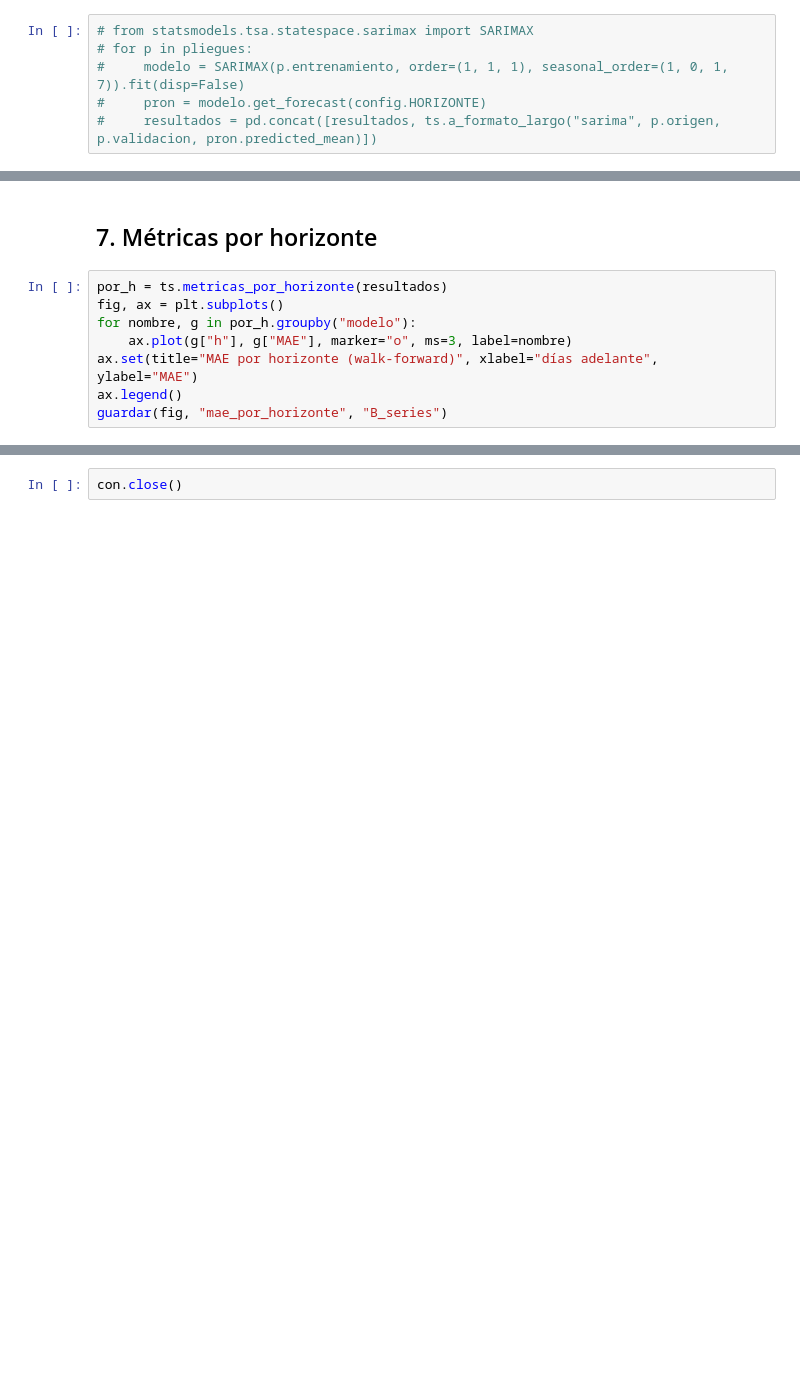
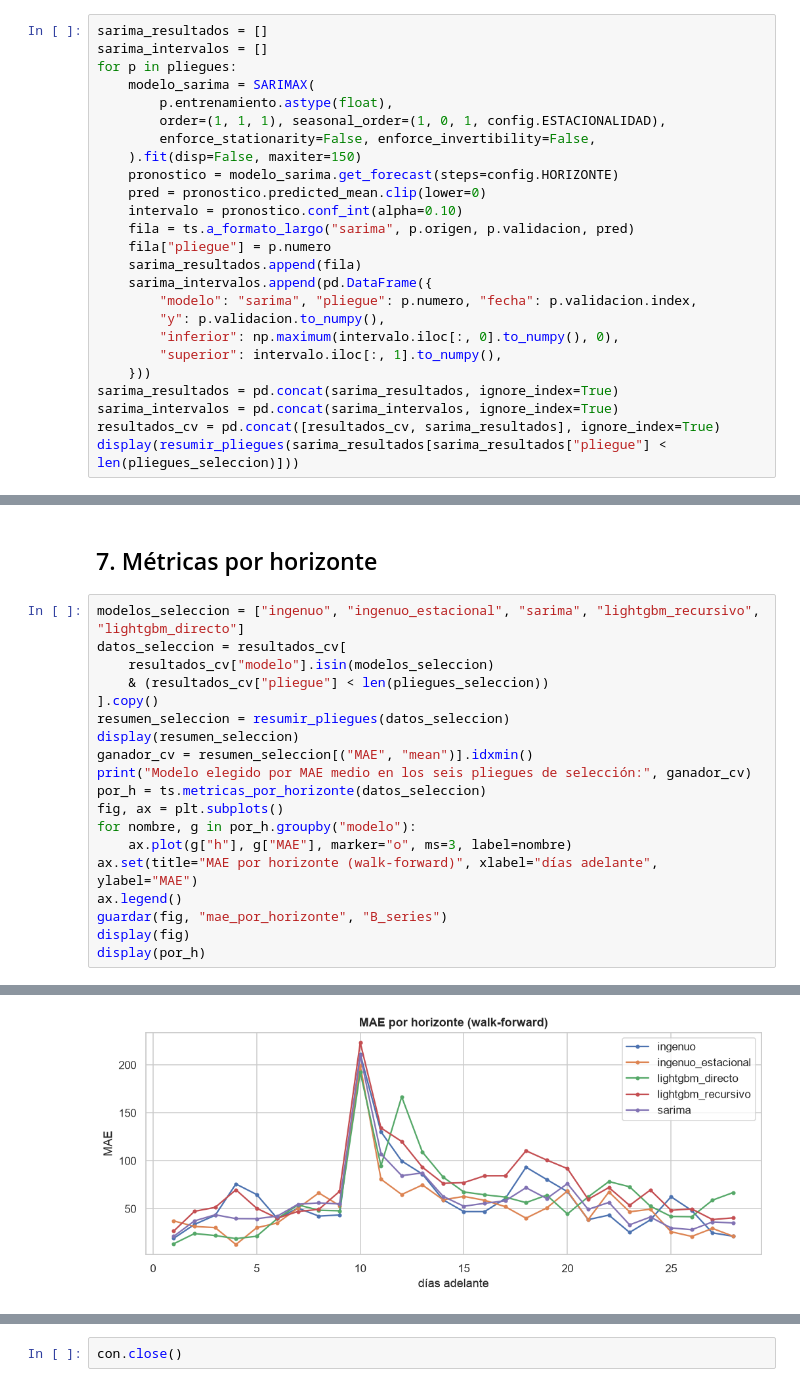
Before and after one commit to tomasguzman0925-ship-it/Taller-ML, a Jupyter notebook: notebooks/B_series.ipynb, the cells around one changed output, grey strips where cells are left out. Saved outputs shown, nothing was run; the diff lists cells and outputs as text; blank space fills up the shorter version.

Commit message:
B: completa modelos y evaluación walk-forward
Co-authored-by: Copilot <223556219+Copilot@users.noreply.github.com>

```diff
--- a/notebooks/B_series.ipynb
+++ b/notebooks/B_series.ipynb
@@ -83,6 +191,25 @@ guardar los intervalos de predicción (`get_forecast(...).conf_int()`) para la s
 # %%
-# from statsmodels.tsa.statespace.sarimax import SARIMAX
-# for p in pliegues:
-#     modelo = SARIMAX(p.entrenamiento, order=(1, 1, 1), seasonal_order=(1, 0, 1, 7)).fit(disp=False)
-#     pron = modelo.get_forecast(config.HORIZONTE)
-#     resultados = pd.concat([resultados, ts.a_formato_largo("sarima", p.origen, p.validacion, pron.predicted_mean)])
+sarima_resultados = []
+sarima_intervalos = []
+for p in pliegues:
+    modelo_sarima = SARIMAX(
+        p.entrenamiento.astype(float),
+        order=(1, 1, 1), seasonal_order=(1, 0, 1, config.ESTACIONALIDAD),
+        enforce_stationarity=False, enforce_invertibility=False,
+    ).fit(disp=False, maxiter=150)
+    pronostico = modelo_sarima.get_forecast(steps=config.HORIZONTE)
+    pred = pronostico.predicted_mean.clip(lower=0)
+    intervalo = pronostico.conf_int(alpha=0.10)
+    fila = ts.a_formato_largo("sarima", p.origen, p.validacion, pred)
+    fila["pliegue"] = p.numero
+    sarima_resultados.append(fila)
+    sarima_intervalos.append(pd.DataFrame({
+        "modelo": "sarima", "pliegue": p.numero, "fecha": p.validacion.index,
+        "y": p.validacion.to_numpy(),
+        "inferior": np.maximum(intervalo.iloc[:, 0].to_numpy(), 0),
+        "superior": intervalo.iloc[:, 1].to_numpy(),
+    }))
+sarima_resultados = pd.concat(sarima_resultados, ignore_index=True)
+sarima_intervalos = pd.concat(sarima_intervalos, ignore_index=True)
+resultados_cv = pd.concat([resultados_cv, sarima_resultados], ignore_index=True)
+display(resumir_pliegues(sarima_resultados[sarima_resultados["pliegue"] < len(pliegues_seleccion)]))
@@ -105,10 +321,22 @@ resultados.groupby("modelo")[["y", "yhat"]].apply(lambda g: pd.Series(ts.metrica
 # %% [markdown]
 ## 7. Métricas por horizonte
 # %%
-por_h = ts.metricas_por_horizonte(resultados)
+modelos_seleccion = ["ingenuo", "ingenuo_estacional", "sarima", "lightgbm_recursivo", "lightgbm_directo"]
+datos_seleccion = resultados_cv[
+    resultados_cv["modelo"].isin(modelos_seleccion)
+    & (resultados_cv["pliegue"] < len(pliegues_seleccion))
+].copy()
+resumen_seleccion = resumir_pliegues(datos_seleccion)
+display(resumen_seleccion)
+ganador_cv = resumen_seleccion[("MAE", "mean")].idxmin()
+print("Modelo elegido por MAE medio en los seis pliegues de selección:", ganador_cv)
+por_h = ts.metricas_por_horizonte(datos_seleccion)
 fig, ax = plt.subplots()
 for nombre, g in por_h.groupby("modelo"):
     ax.plot(g["h"], g["MAE"], marker="o", ms=3, label=nombre)
 ax.set(title="MAE por horizonte (walk-forward)", xlabel="días adelante", ylabel="MAE")
 ax.legend()
 guardar(fig, "mae_por_horizonte", "B_series")
+display(fig)
+display(por_h)
+# %% [output]
@@ -114,0 +352 @@ guardar(fig, "mae_por_horizonte", "B_series")
+[figure, added]
```
Also changed, not shown: parts of 16 cells of this notebook.
